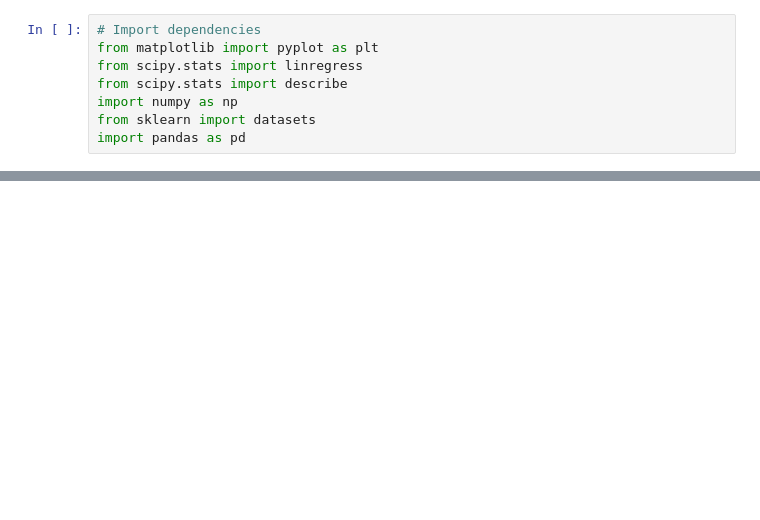
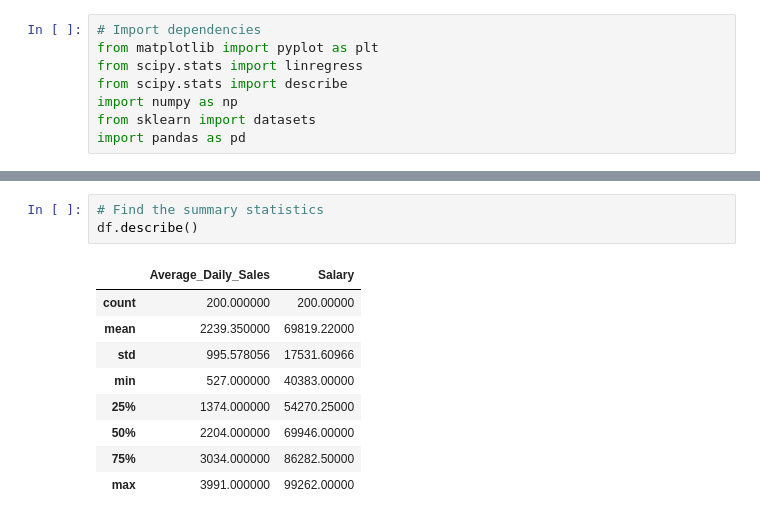
Before and after one commit to MDCummings86/An_Office, a Jupyter notebook: office.ipynb, the cells around one changed output, grey strips where cells are left out. Saved outputs shown, nothing was run; the diff lists cells and outputs as text; blank space fills up the shorter version.

```diff
--- a/office.ipynb
+++ b/office.ipynb
@@ -43,4 +43,17 @@ df
 200 rows × 6 columns
+# %%
+# Find the summary statistics
+df.describe()
+# %% [output]
+|  | Average_Daily_Sales | Salary |
+| count | 200.000000 | 200.00000 |
+| mean | 2239.350000 | 69819.22000 |
+| std | 995.578056 | 17531.60966 |
+| min | 527.000000 | 40383.00000 |
+| 25% | 1374.000000 | 54270.25000 |
+| 50% | 2204.000000 | 69946.00000 |
+| 75% | 3034.000000 | 86282.50000 |
+| max | 3991.000000 | 99262.00000 |
 # %%
 # Find the average salary
 df["Salary"].mean()
```
Also changed, not shown: parts of 12 cells of this notebook.
